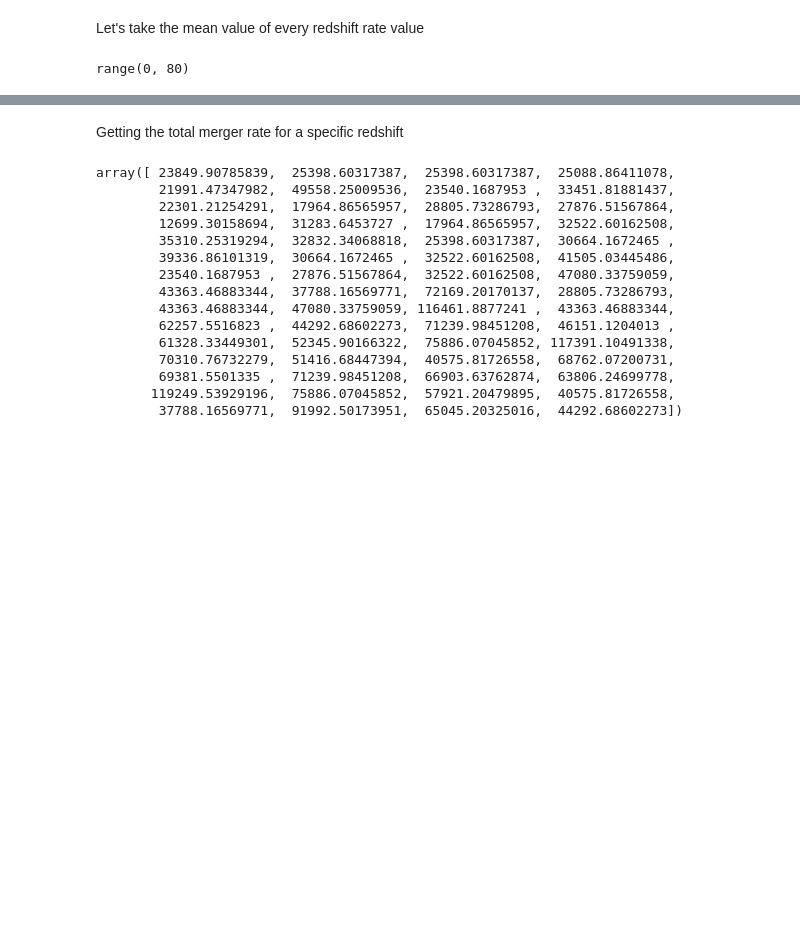
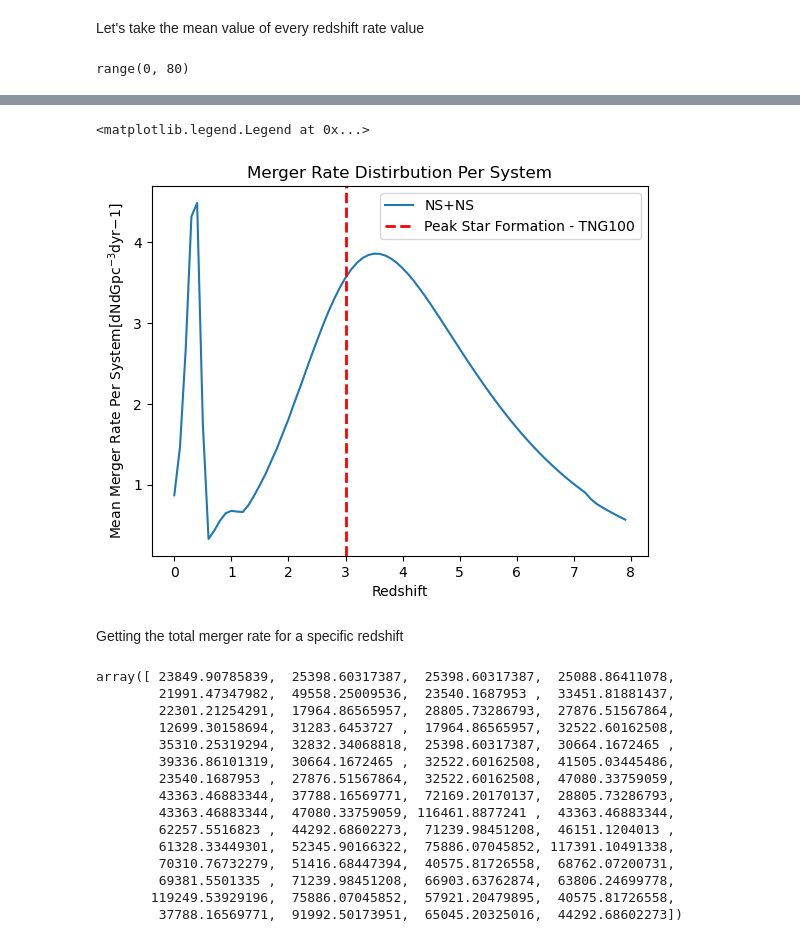
Before and after one commit to melanie-santiago26/research_work, a Jupyter notebook: rates_analysis.ipynb, the cells around one changed output, grey strips where cells are left out. Drawn from its saved outputs; the diff is of its cells as text; code cells hidden in the pictures; blank space fills up the shorter version.

```diff
--- a/rates_analysis.ipynb
+++ b/rates_analysis.ipynb
@@ -215,3 +133,10 @@ Try using .loc[row_indexer,col_indexer] = value instead
 
 See the caveats in the documentation: https://pandas.pydata.org/pandas-docs/stable/user_guide/indexing.html#returning-a-view-versus-a-copy
   merging_all_WD['merger_rate_z'+str(i)] = rates_info['merger_rate'][:,i]
+# %%
+# for BNS
+rates_NS = rates_info_NS['merger_rate']
+
+for i in range(rates_info_NS['merger_rate'][0,:].shape[0]):
+
+    merging_all_NS['merger_rate_z'+str(i)] = rates_info_NS['merger_rate'][:,i]
@@ -259,4 +211,14 @@ for j in range(rates_info['merger_rate'][0,:].shape[0]):
     # selecting the mean merger rate for each reshift bin
     mean_r = np.mean(merging_all_WD[merging_all_WD.columns[20+j]])
     mean_rate.append(mean_r)
+# %%
+# gettign the mean merger rate per system
+mean_rate_NS = []
+
+# looping through each collection of merger rates
+for j in range(rates_info_NS['merger_rate'][0,:].shape[0]):
+
+    # selecting the mean merger rate for each reshift bin
+    mean_r_NS = np.mean(merging_all_NS[merging_all_NS.columns[20+j]])
+    mean_rate_NS.append(mean_r_NS)
 # %%
@@ -304,3 +257,22 @@ plt.legend()
+# %%
+## let's plot the merger rates over redshift
+redshifts_NS = rates_info_NS['redshifts']
+plt.plot(redshifts_NS[()],mean_rate_NS,label='NS+NS')
+
+
+# let's add a line to add important events that have happened
+## peak of star formation? - TNG100 perscription
+plt.axvline(3, color='r', linestyle='--', linewidth=2,label='Peak Star Formation - TNG100')
+
+
+## labels
+plt.ylabel(r"Mean Merger Rate Per System[$\mathrm{dNdGpc^{-3}dyr{-1}}$]")
+plt.xlabel(r"Redshift")
+plt.title(r"Merger Rate Distirbution Per System")
+plt.legend()
+# %% [output]
+<matplotlib.legend.Legend at 0x...>
+[figure, added]
 # %% [markdown]
 Getting the total merger rate for a specific redshift
 # %%
```
Also changed, not shown: parts of 28 cells of this notebook, 1 other file.
